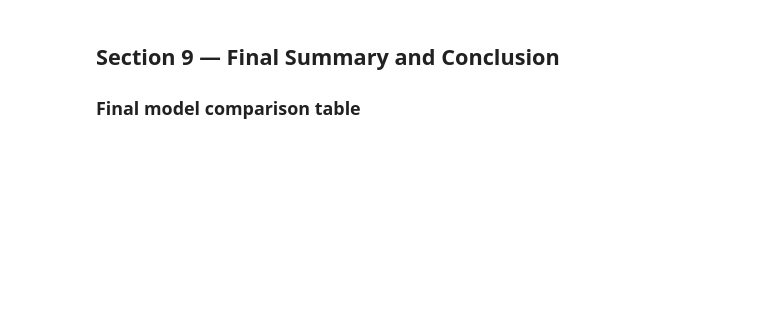
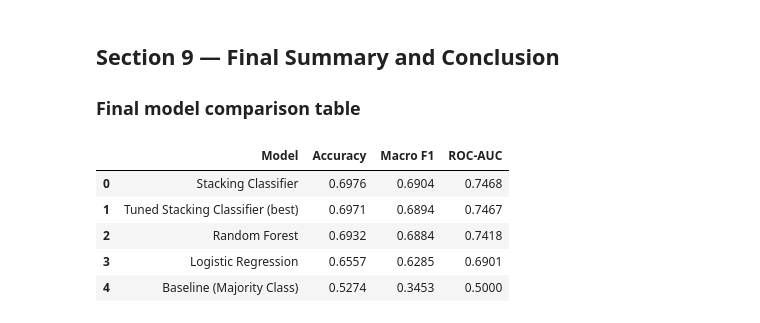
Before and after one commit to brighthikaru/game-success-classifier, a Jupyter notebook: notebooks/MP03_Game_Success_Classifier.ipynb, the cells around one changed output. Saved outputs shown, nothing was run; the diff lists cells and outputs as text; code cells hidden in the pictures; blank space fills up the shorter version.

```diff
--- a/notebooks/MP03_Game_Success_Classifier.ipynb
+++ b/notebooks/MP03_Game_Success_Classifier.ipynb
@@ -939,30 +1129,32 @@ param_grids = {
         "solver": ["lbfgs", "liblinear"],
     },
     "Random Forest": {
-        "n_estimators":     [100, 200],
-        "max_depth":        [10, 20, None],
+        "n_estimators":      [100, 200],
+        "max_depth":         [10, 20, None],
         "min_samples_split": [2, 5],
     },
-    "HistGradient Boosting": {
-        "max_iter":     [80, 150],
-        "max_depth":    [4, 6, None],
-        "learning_rate": [0.05, 0.1, 0.2],
-    },
-    "Linear SVM": {
-        "C": [0.1, 1.0, 10.0],
+    "Stacking Classifier": {
+        "final_estimator__C": [0.1, 1.0, 10.0],
+        "passthrough":        [True, False],
     },
 }
 
 # Fresh model instances for tuning
 fresh_models = {
-    "Logistic Regression":   LogisticRegression(max_iter=1000, random_state=RANDOM_STATE),
-    "Random Forest":         RandomForestClassifier(random_state=RANDOM_STATE, n_jobs=-1),
-    "HistGradient Boosting": HistGradientBoostingClassifier(random_state=RANDOM_STATE),
-    "Linear SVM":            LinearSVC(max_iter=2000, random_state=RANDOM_STATE),
+    "Logistic Regression": LogisticRegression(max_iter=1000, random_state=RANDOM_STATE),
+    "Random Forest":       RandomForestClassifier(random_state=RANDOM_STATE, n_jobs=-1),
+    "Stacking Classifier": StackingClassifier(
+        estimators=[
+            ("lr", LogisticRegression(max_iter=1000, random_state=RANDOM_STATE)),
+            ("rf", RandomForestClassifier(n_estimators=100, random_state=RANDOM_STATE, n_jobs=-1)),
+        ],
+        final_estimator=LogisticRegression(max_iter=500, random_state=RANDOM_STATE),
+        cv=3,
+        n_jobs=-1,
+    ),
 }
 
 # Select the param grid and model for whichever model won in Section 6
-# Defaults to Logistic Regression if best model is not in the grid above
 tune_name   = best_name if best_name in param_grids else "Logistic Regression"
 tune_Xtr    = X_train_scaled if tune_name in SCALED_MODELS else X_train
 tune_model  = fresh_models[tune_name]
@@ -1075,29 +1320,28 @@ display(importance_df)
 # %%
 # Final summary table — all models plus tuned champion
 try:
     final_rows = results_df.to_dict("records")
     final_rows.append({
         "Model":    f"Tuned {tune_name} (best)",
         "Accuracy": round(tuned_acc, 4),
         "Macro F1": round(tuned_f1,  4),
         "ROC-AUC":  round(tuned_auc, 4),
     })
     final_df = (pd.DataFrame(final_rows)
                   .sort_values("Macro F1", ascending=False)
                   .reset_index(drop=True))
 except NameError:
     final_df = results_df.copy()
 
-def highlight_rows(row):
-    if "best" in row["Model"]:
-        return ["background-color: #d4edda"] * len(row)
-    elif "Baseline" in row["Model"]:
-        return ["background-color: #f8d7da"] * len(row)
-    return [""] * len(row)
-
 display(final_df.style
-        .apply(highlight_rows, axis=1)
         .format({"Accuracy": "{:.4f}", "Macro F1": "{:.4f}", "ROC-AUC": "{:.4f}"}))
+# %% [output]
+|  | Model | Accuracy | Macro F1 | ROC-AUC |
+| 0 | Stacking Classifier | 0.6976 | 0.6904 | 0.7468 |
+| 1 | Tuned Stacking Classifier (best) | 0.6971 | 0.6894 | 0.7467 |
+| 2 | Random Forest | 0.6932 | 0.6884 | 0.7418 |
+| 3 | Logistic Regression | 0.6557 | 0.6285 | 0.6901 |
+| 4 | Baseline (Majority Class) | 0.5274 | 0.3453 | 0.5000 |
 # %% [markdown]
 ## Conclusion
 
```
Also changed, not shown: parts of 48 cells of this notebook, 13 other files.
